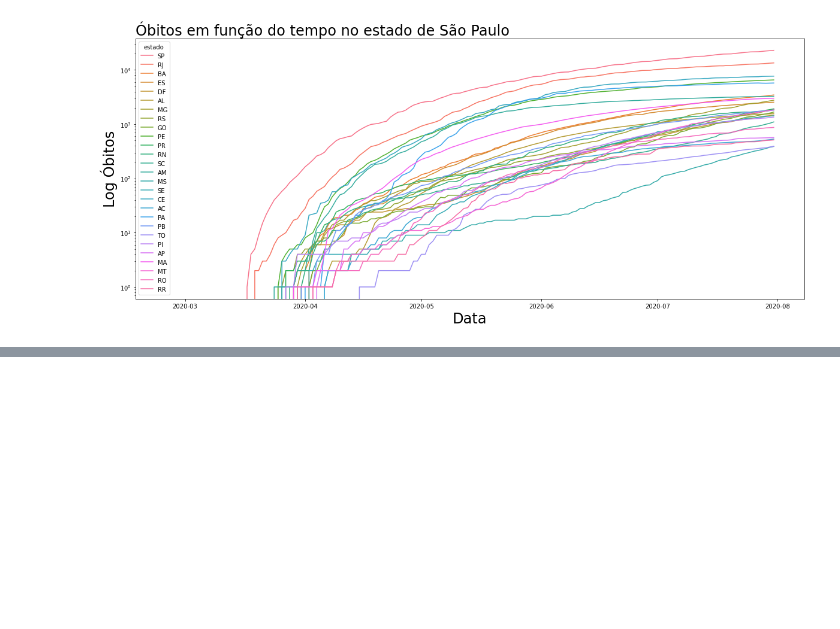
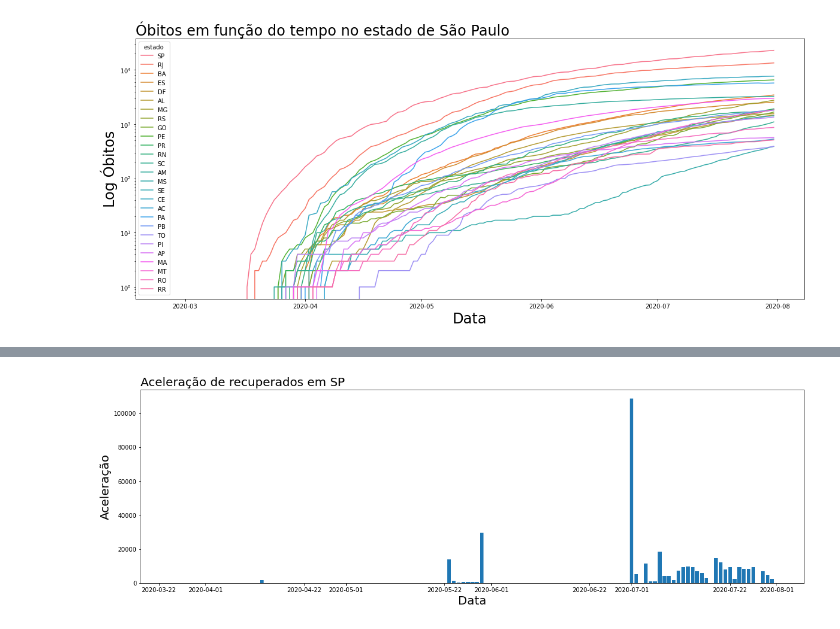
Before and after one commit to guilhermebap/Data-science-personal-study, a Jupyter notebook: Alura/Estudo de casos/covid - Alura.ipynb, the cells around one changed output, grey strips where cells are left out. Drawn from its saved outputs; the diff is of its cells as text; code cells hidden in the pictures; blank space fills up the shorter version.

```diff
--- a/Alura/Estudo de casos/covid - Alura.ipynb
+++ b/Alura/Estudo de casos/covid - Alura.ipynb
@@ -64,0 +118,5 @@ plt.show()
+# %%
+df_sp['aceleracaoRecuperados'] = df_sp['recuperados'].diff()
+plotar_barra('Aceleração de recuperados em SP','Data','Aceleração','data','aceleracaoRecuperados',df_sp)
+# %% [output]
+[figure, added]
```
Also changed, not shown: parts of 9 cells of this notebook, 1 other file.
